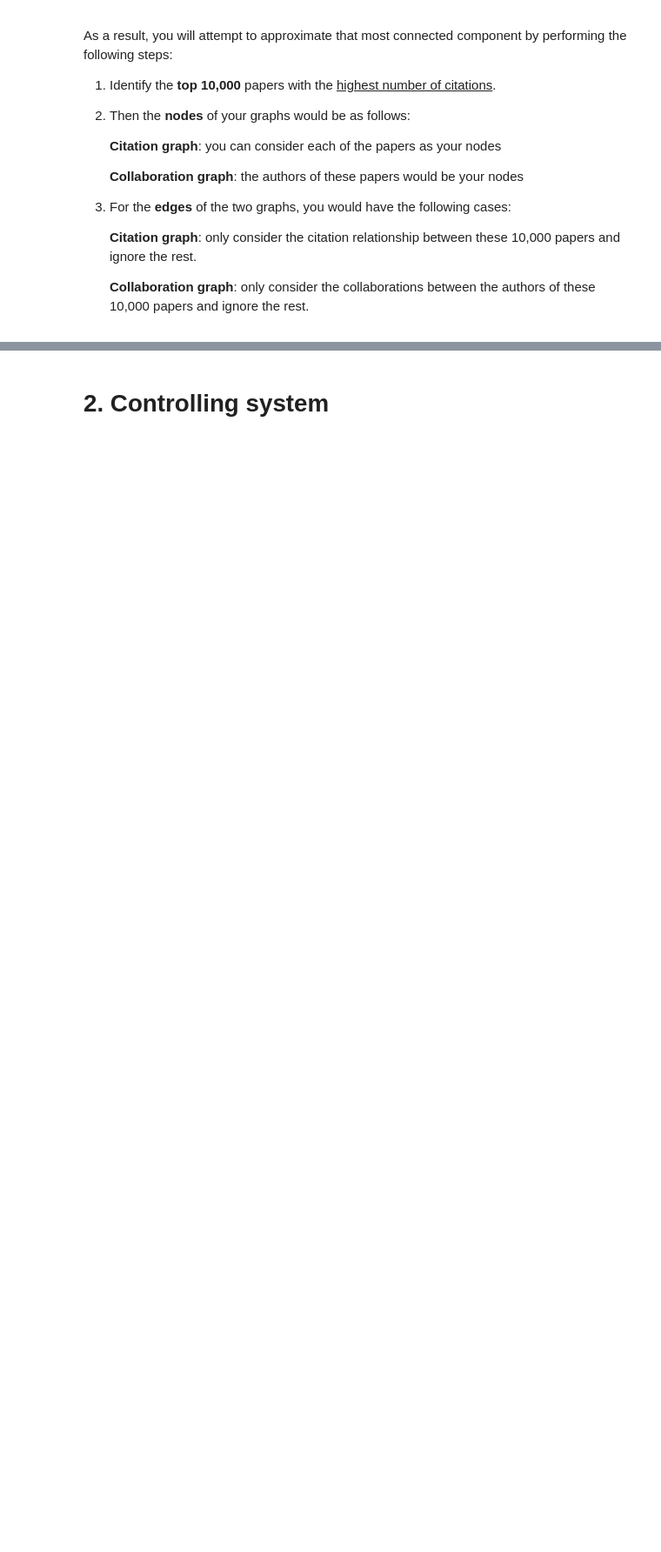
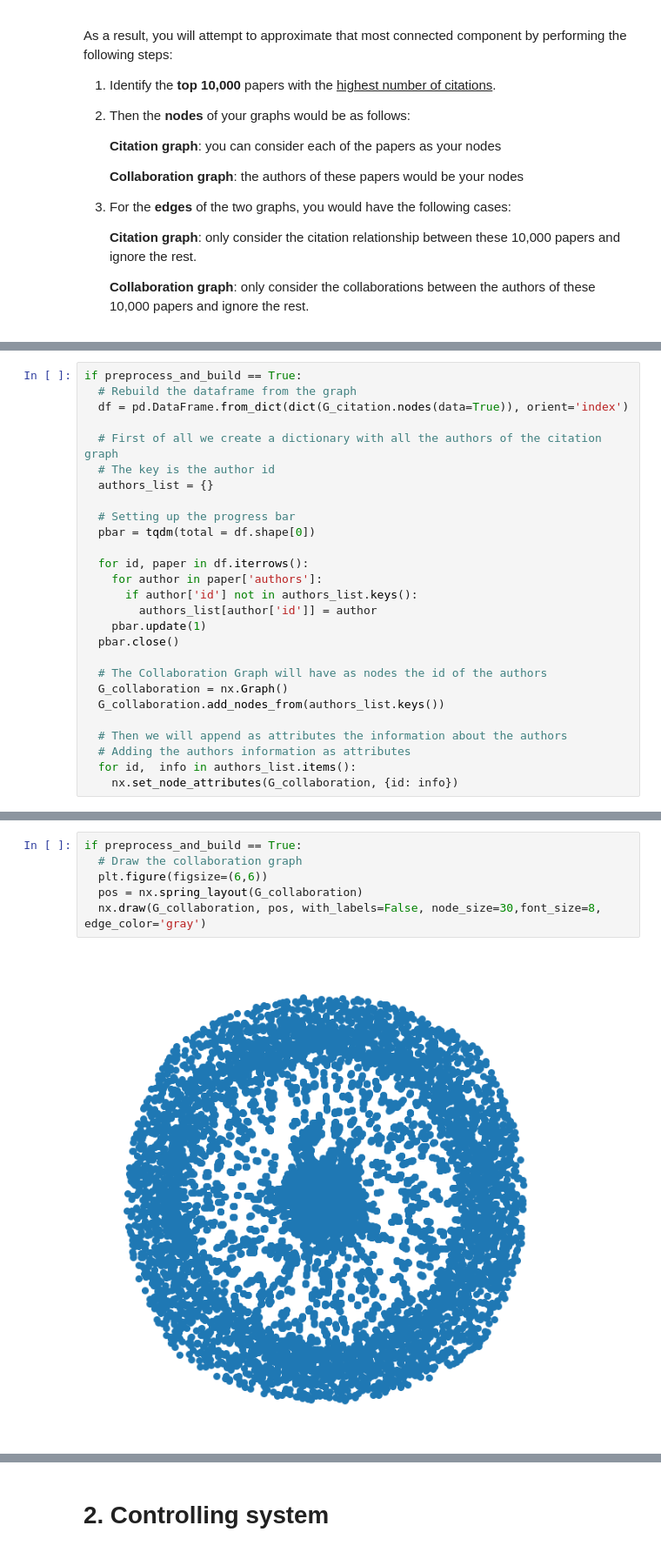
Before and after one commit to LorenzoPannacci/ADM-HW5, a Jupyter notebook: main.ipynb, the cells around one changed output, grey strips where cells are left out. Shown: that part at 87% size. Drawn from its saved outputs; the diff is of its cells as text; blank space fills up the shorter version.

```diff
--- a/main.ipynb
+++ b/main.ipynb
@@ -31,0 +300,27 @@ As a result, you will attempt to approximate that most connected component by pe
+# %%
+if preprocess_and_build == True:
+  # Rebuild the dataframe from the graph
+  df = pd.DataFrame.from_dict(dict(G_citation.nodes(data=True)), orient='index')
+
+  # First of all we create a dictionary with all the authors of the citation graph
+  # The key is the author id
+  authors_list = {}
+
+  # Setting up the progress bar
+  pbar = tqdm(total = df.shape[0])
+
+  for id, paper in df.iterrows():
+    for author in paper['authors']:
+      if author['id'] not in authors_list.keys():
+        authors_list[author['id']] = author
+    pbar.update(1)
+  pbar.close()
+
+  # The Collaboration Graph will have as nodes the id of the authors
+  G_collaboration = nx.Graph()
+  G_collaboration.add_nodes_from(authors_list.keys())
+
+  # Then we will append as attributes the information about the authors
+  # Adding the authors information as attributes
+  for id,  info in authors_list.items():
+    nx.set_node_attributes(G_collaboration, {id: info})
@@ -31,0 +388,8 @@ As a result, you will attempt to approximate that most connected component by pe
+# %%
+if preprocess_and_build == True:
+  # Draw the collaboration graph
+  plt.figure(figsize=(6,6))
+  pos = nx.spring_layout(G_collaboration)
+  nx.draw(G_collaboration, pos, with_labels=False, node_size=30,font_size=8, edge_color='gray')
+# %% [output]
+[figure, added]
```
Also changed, not shown: parts of 30 cells of this notebook, 2 other files.
